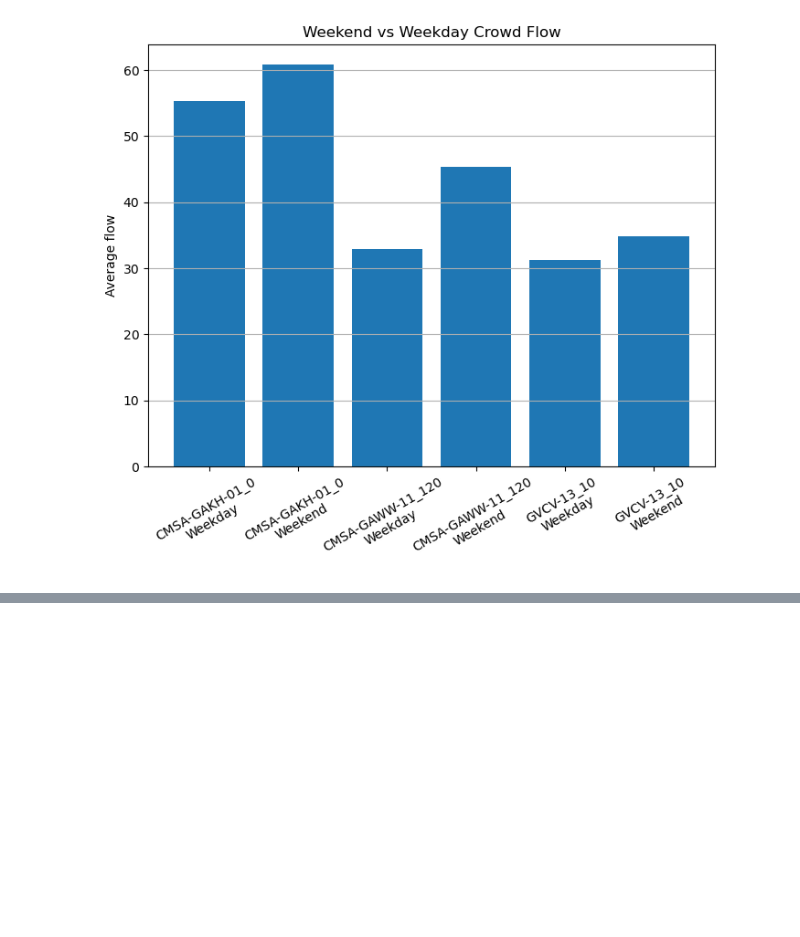
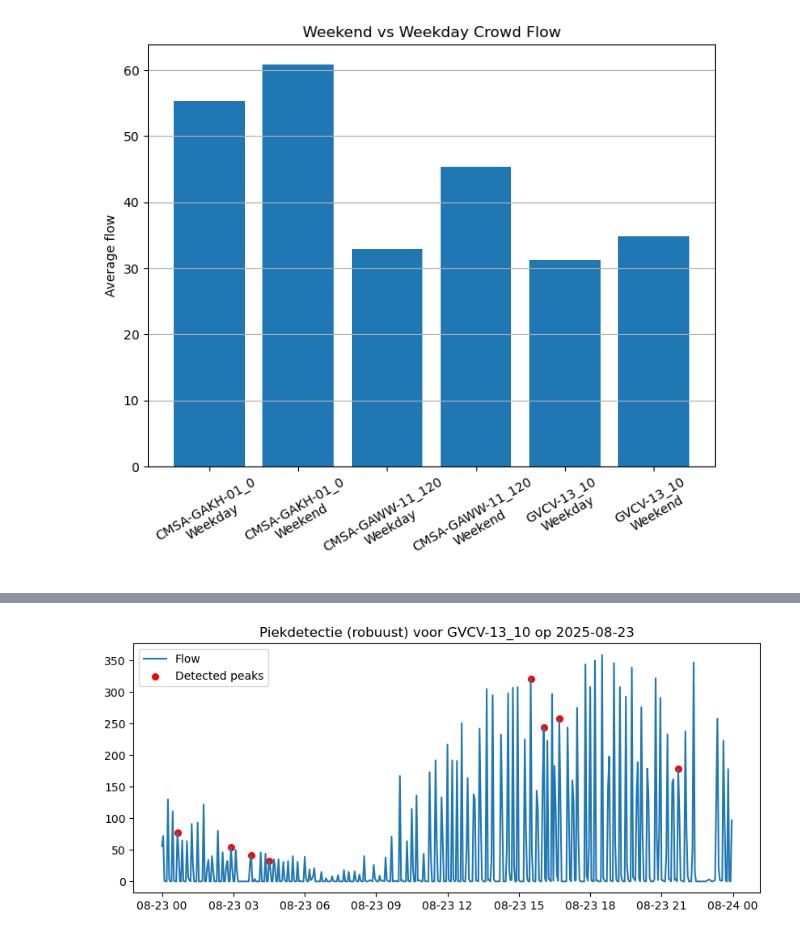
Before and after one commit to jipposteenstra/group22, a Jupyter notebook: project_template.ipynb, the cells around one changed output, grey strips where cells are left out. Cells and saved outputs as stored; diff of their text form; code cells hidden in the pictures; blank space fills up the shorter version.

Commit message:
Peak detection graphs (3 sensors, seperated by days)

```diff
--- a/project_template.ipynb
+++ b/project_template.ipynb
@@ -161,2 +161,49 @@ plt.show()
 # %%
 #sklearn
+# %%
+from scipy.signal import find_peaks
+import matplotlib.pyplot as plt
+
+sensor = "GVCV-13_10"  # of een van je andere twee
+
+data = df_flow[["timestamp", sensor]].copy()
+y = data[sensor].astype(float)
+
+# 1) Robuuste baseline + residu (voorkomt dat elke bult een piek wordt)
+baseline = y.rolling(5, center=True, min_periods=1).median()   # ~15 min gladstrijken (3-min data)
+resid = y - baseline
+
+# 2) Robuuste schaal (MAD) voor drempels
+mad = 1.4826 * np.median(np.abs(resid - np.median(resid)))
+mad = max(mad, 1.0)  # ondergrens zodat niet te klein
+
+# 3) Piekdetectie met strengere parameters
+# - prominence: minstens 3×MAD boven lokale omgeving
+# - distance: minimaal 6 samples (≈18 min) tussen pieken
+# - width: piek moet minimaal ~2 samples breed zijn
+peaks, props = find_peaks(
+    resid.values,
+    prominence=3*mad,
+    distance=6,
+    width=1.5
+)
+
+# 4) Extra filter: absolute hoogte moet ook boven baseline + drempel
+abs_filter = y.iloc[peaks].values > (baseline.iloc[peaks].values + max(15, 2*mad))
+peaks = peaks[abs_filter]
+
+# Plotten in een kort venster (bijv. 1 dag)
+day = pd.Timestamp("2025-08-23").date()
+mask = data["timestamp"].dt.date == day
+
+plt.figure(figsize=(10,4))
+plt.plot(data.loc[mask, "timestamp"], y[mask], label="Flow")
+sel = mask.to_numpy().nonzero()[0]
+show_idx = np.intersect1d(np.where(mask)[0], peaks)
+plt.scatter(data.iloc[show_idx]["timestamp"], y.iloc[show_idx],
+            s=30, color="red", label="Detected peaks")
+plt.title(f"Piekdetectie (robuust) voor {sensor} op {day}")
+plt.legend()
+plt.show()
+# %% [output]
+[figure, added]
```
Also changed, not shown: parts of 2 cells of this notebook.
